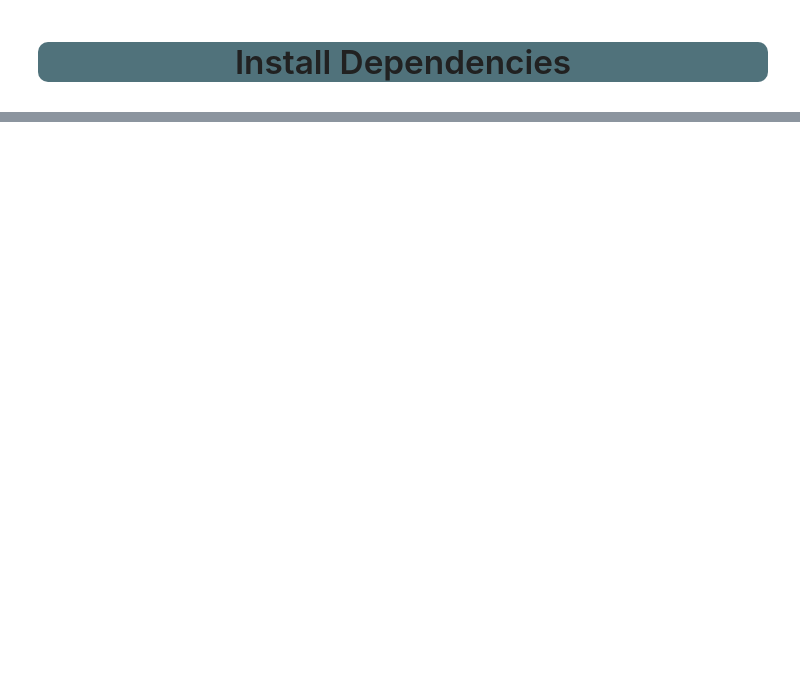
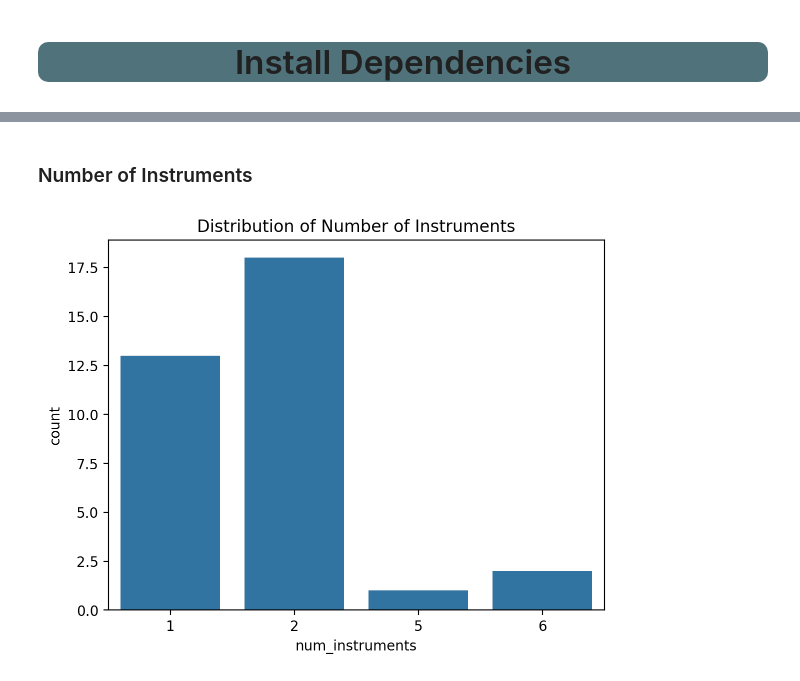
Before and after one commit to sperezg6/Tesina, a Jupyter notebook: Code/modelado_generacion_musical.ipynb, the cells around one changed output, grey strips where cells are left out. Saved outputs shown, nothing was run; the diff lists cells and outputs as text; code cells hidden in the pictures; blank space fills up the shorter version.

```diff
--- a/Code/modelado_generacion_musical.ipynb
+++ b/Code/modelado_generacion_musical.ipynb
@@ -11,0 +186,8 @@
+# %%
+#LOCAL FOLDER PATH
+folder_path = '/Users/santiago.perez.gutierrez/Documents/ITAM/Tesina/Dataset Final'
+
+#HUGGING FACE DATASET
+#dataset = load_dataset('SantiagoPG/classical_music')
+
+midi_data = process_midi_files(folder_path)
@@ -11,0 +295,9 @@
+# %% [markdown]
+### Number of Instruments
+# %%
+# Distribution of the number of instruments
+sns.countplot(x='num_instruments', data=midi_data)
+plt.title('Distribution of Number of Instruments')
+plt.show()
+# %% [output]
+[figure, added]
```
Also changed, not shown: parts of 26 cells of this notebook, 54 other files.
